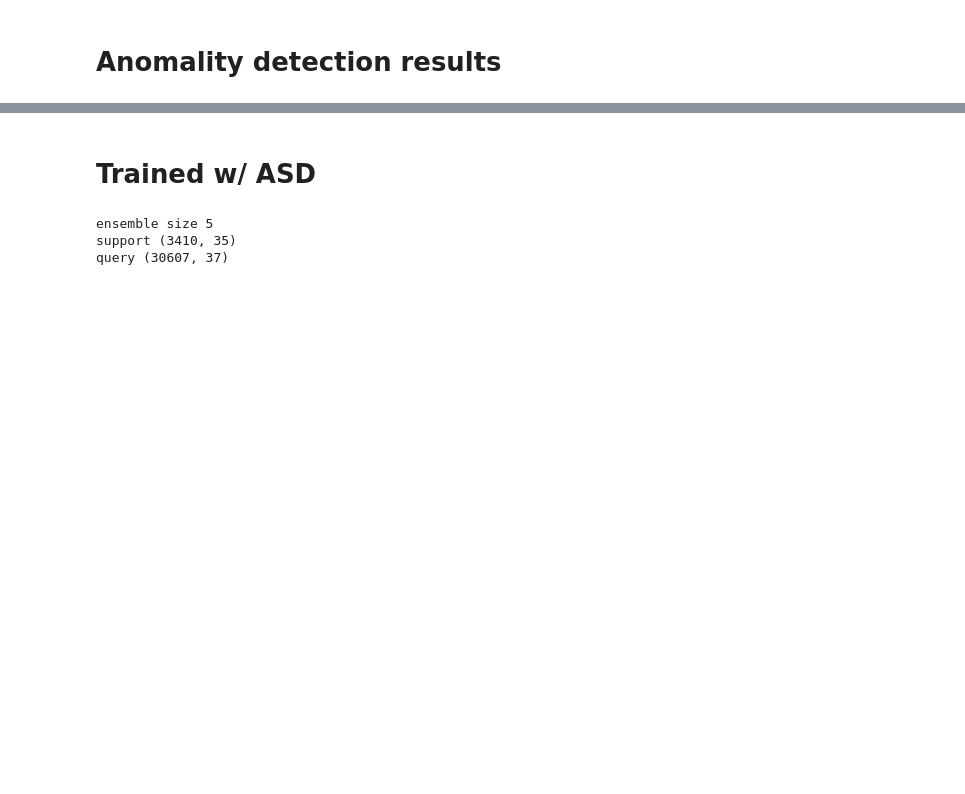
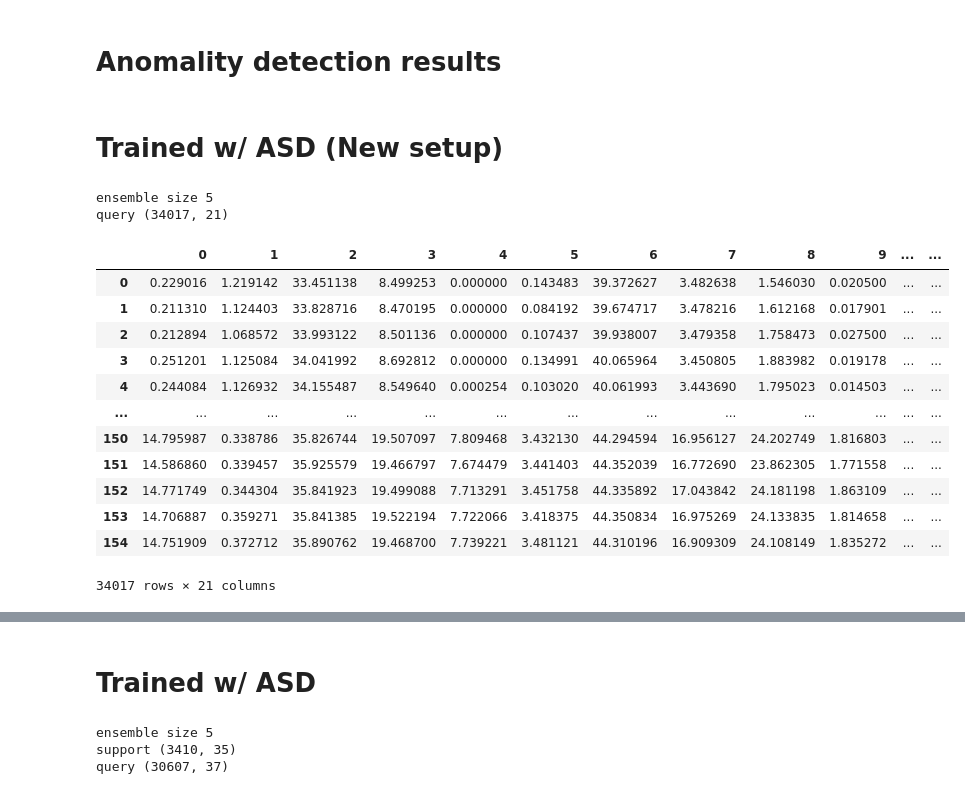
Before and after one commit to 4llu/rapid-deployment, a Jupyter notebook: reports/processed/anomality_detection_results.ipynb, the cells around one changed output, grey strips where cells are left out. Cells and saved outputs as stored; diff of their text form; code cells hidden in the pictures; blank space fills up the shorter version.

Commit message:
Redo of AD distance calculation

```diff
--- a/reports/processed/anomality_detection_results.ipynb
+++ b/reports/processed/anomality_detection_results.ipynb
@@ -11,3 +11,70 @@ import seaborn as sns
 from scipy.spatial.distance import mahalanobis
 from sklearn.decomposition import PCA
 from sklearn.manifold import TSNE
+# %% [markdown]
+# Trained w/ ASD (New setup)
+# %%
+data_folder = os.path.join(
+    os.path.abspath(""), os.pardir, os.pardir, "reports", "RAW", "embedding_databases"
+)
+
+support_data = []
+query_data = []
+ensemble_size = 5
+
+for i in range(ensemble_size):
+    query_data.append(
+        pd.read_feather(
+            os.path.join(
+                data_folder,
+                # "anomality_detection_arotor_replication",
+                "anomality_detection_arotor_replication_norm_new",
+                # "anomality_detection_arotor_replication_acc3",
+                # "anomality_detection_arotor_replication_acc3_32",
+                # "anomality_detection_arotor_replication_acc3_32_norm",
+                # "anomality_detection_arotor_replication_acc3_32_norm_new",
+                f"query_{i}.feather",
+            )
+        )
+    )
+
+print("ensemble size", len(query_data))
+print("query", query_data[0].shape)
+
+fault_GP_map = {
+    "mild_micropitting": 4,
+    "severe_micropitting": 3,
+    "mild_pitting": 1,
+    "severe_pitting": 6,
+    "mild_wear": 7,
+    "severe_wear": 2,
+    "mild_tff": 9,
+    "severe_tff": 5,
+}
+
+
+def distance_mahalanobis(prototype, queries, inv_cm):
+    return np.array([mahalanobis(x, prototype, inv_cm) for x in queries])
+
+
+def distance(prototype, queries):
+    return np.sum((queries - prototype) ** 2, axis=1)
+# %% [output]
+ensemble size 5
+query (34017, 21)
+# %%
+query_data[0]
+# %% [output]
+|  | 0 | 1 | 2 | 3 | 4 | 5 | 6 | 7 | 8 | 9 | ... | ... |
+| 0 | 0.229016 | 1.219142 | 33.451138 | 8.499253 | 0.000000 | 0.143483 | 39.372627 | 3.482638 | 1.546030 | 0.020500 | ... | ... |
+| 1 | 0.211310 | 1.124403 | 33.828716 | 8.470195 | 0.000000 | 0.084192 | 39.674717 | 3.478216 | 1.612168 | 0.017901 | ... | ... |
+| 2 | 0.212894 | 1.068572 | 33.993122 | 8.501136 | 0.000000 | 0.107437 | 39.938007 | 3.479358 | 1.758473 | 0.027500 | ... | ... |
+| 3 | 0.251201 | 1.125084 | 34.041992 | 8.692812 | 0.000000 | 0.134991 | 40.065964 | 3.450805 | 1.883982 | 0.019178 | ... | ... |
+| 4 | 0.244084 | 1.126932 | 34.155487 | 8.549640 | 0.000254 | 0.103020 | 40.061993 | 3.443690 | 1.795023 | 0.014503 | ... | ... |
+| ... | ... | ... | ... | ... | ... | ... | ... | ... | ... | ... | ... | ... |
+| 150 | 14.795987 | 0.338786 | 35.826744 | 19.507097 | 7.809468 | 3.432130 | 44.294594 | 16.956127 | 24.202749 | 1.816803 | ... | ... |
+| 151 | 14.586860 | 0.339457 | 35.925579 | 19.466797 | 7.674479 | 3.441403 | 44.352039 | 16.772690 | 23.862305 | 1.771558 | ... | ... |
+| 152 | 14.771749 | 0.344304 | 35.841923 | 19.499088 | 7.713291 | 3.451758 | 44.335892 | 17.043842 | 24.181198 | 1.863109 | ... | ... |
+| 153 | 14.706887 | 0.359271 | 35.841385 | 19.522194 | 7.722066 | 3.418375 | 44.350834 | 16.975269 | 24.133835 | 1.814658 | ... | ... |
+| 154 | 14.751909 | 0.372712 | 35.890762 | 19.468700 | 7.739221 | 3.481121 | 44.310196 | 16.909309 | 24.108149 | 1.835272 | ... | ... |
+34017 rows × 21 columns
```
Also changed, not shown: parts of 4 cells of this notebook, 5 other files.
